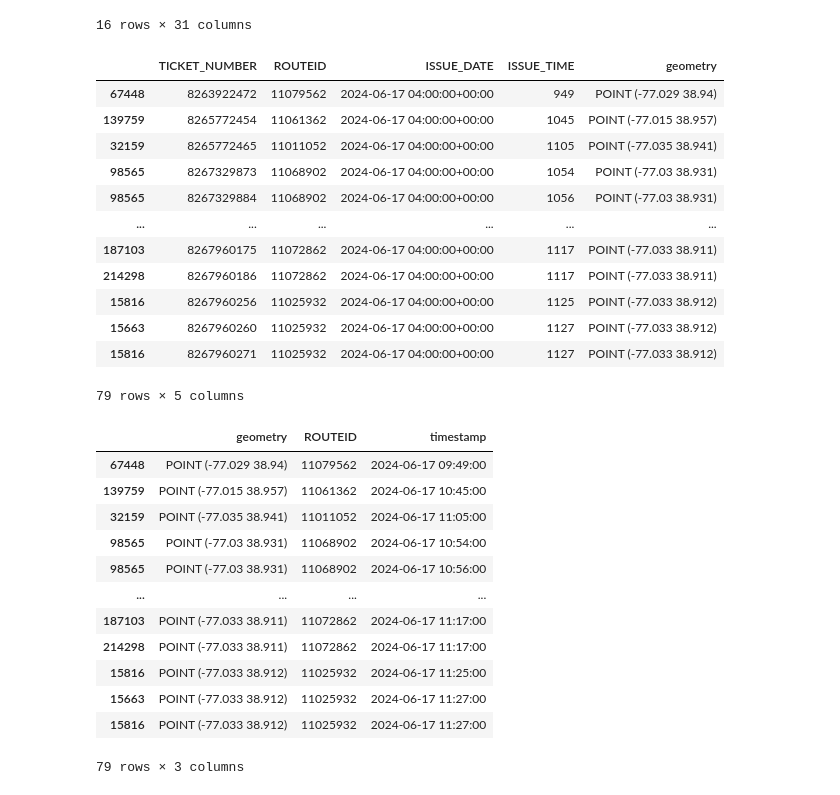
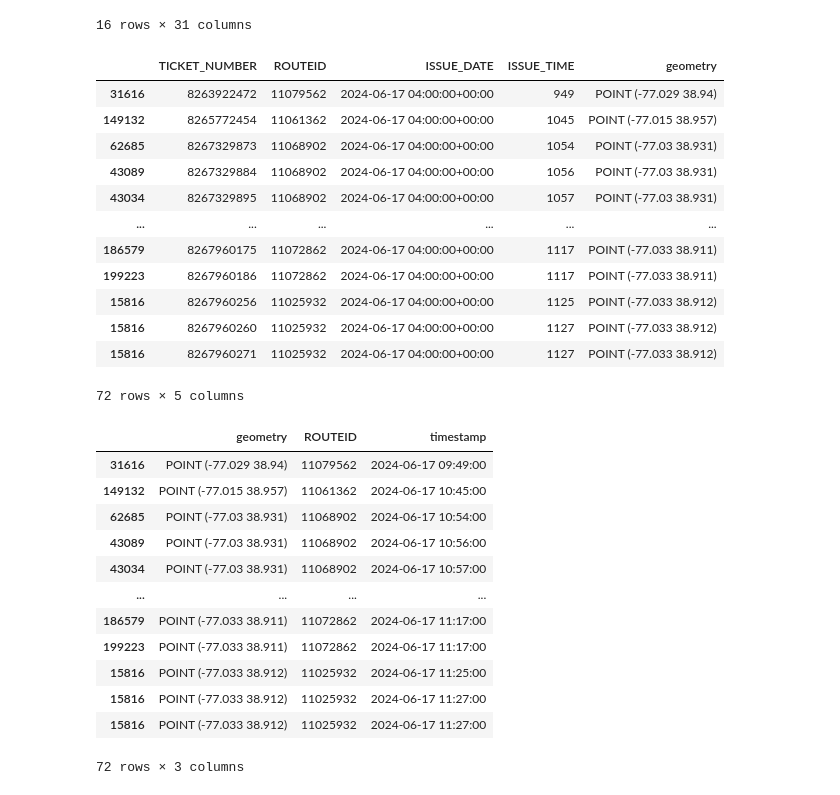
Before and after one commit to reedmarkham/meter-made, a Jupyter notebook: meter_made.ipynb, the cells around one changed output. Cells and saved outputs as stored; diff of their text form; code cells hidden in the pictures.

```diff
--- a/meter_made.ipynb
+++ b/meter_made.ipynb
@@ -152,28 +152,28 @@ display(tickets[tickets.LOCATION.str.contains('Q ST NW')])
 | 78541 | 83257529 | 8267960201 | 2024-06-17 04:00:00+00:00 | 1120 | 15 | DEPARTMENT OF PUBLIC WORKS | ... |
 16 rows × 31 columns
 # %%
-routes_gdf.geometry = routes_gdf.geometry.set_precision(grid_size=0.00001).force_2d()
-tickets.geometry = tickets.geometry.set_precision(grid_size=0.00001).force_2d()
+routes_gdf.geometry = routes_gdf.geometry.set_precision(grid_size=0.0001).force_2d()
+tickets.geometry = tickets.geometry.set_precision(grid_size=0.0001).force_2d()
 
 tickets_and_routes = gpd.sjoin(routes_gdf, tickets, how='inner', predicate='intersects')
 tickets_and_routes = tickets_and_routes[['TICKET_NUMBER', 'ROUTEID', 'ISSUE_DATE', 'ISSUE_TIME', 'geometry']]
 tickets_and_routes = tickets_and_routes.sort_values(by='TICKET_NUMBER').drop_duplicates()
 tickets_and_routes.geometry = tickets_and_routes.geometry.set_precision(grid_size=0.00001)
 display(tickets_and_routes)
 # %% [output]
 |  | TICKET_NUMBER | ROUTEID | ISSUE_DATE | ISSUE_TIME | geometry |
-| 67448 | 8263922472 | 11079562 | 2024-06-17 04:00:00+00:00 | 949 | POINT (-77.029 38.94) |
-| 139759 | 8265772454 | 11061362 | 2024-06-17 04:00:00+00:00 | 1045 | POINT (-77.015 38.957) |
-| 32159 | 8265772465 | 11011052 | 2024-06-17 04:00:00+00:00 | 1105 | POINT (-77.035 38.941) |
-| 98565 | 8267329873 | 11068902 | 2024-06-17 04:00:00+00:00 | 1054 | POINT (-77.03 38.931) |
-| 98565 | 8267329884 | 11068902 | 2024-06-17 04:00:00+00:00 | 1056 | POINT (-77.03 38.931) |
+| 31616 | 8263922472 | 11079562 | 2024-06-17 04:00:00+00:00 | 949 | POINT (-77.029 38.94) |
+| 149132 | 8265772454 | 11061362 | 2024-06-17 04:00:00+00:00 | 1045 | POINT (-77.015 38.957) |
+| 62685 | 8267329873 | 11068902 | 2024-06-17 04:00:00+00:00 | 1054 | POINT (-77.03 38.931) |
+| 43089 | 8267329884 | 11068902 | 2024-06-17 04:00:00+00:00 | 1056 | POINT (-77.03 38.931) |
+| 43034 | 8267329895 | 11068902 | 2024-06-17 04:00:00+00:00 | 1057 | POINT (-77.03 38.931) |
 | ... | ... | ... | ... | ... | ... |
-| 187103 | 8267960175 | 11072862 | 2024-06-17 04:00:00+00:00 | 1117 | POINT (-77.033 38.911) |
-| 214298 | 8267960186 | 11072862 | 2024-06-17 04:00:00+00:00 | 1117 | POINT (-77.033 38.911) |
+| 186579 | 8267960175 | 11072862 | 2024-06-17 04:00:00+00:00 | 1117 | POINT (-77.033 38.911) |
+| 199223 | 8267960186 | 11072862 | 2024-06-17 04:00:00+00:00 | 1117 | POINT (-77.033 38.911) |
 | 15816 | 8267960256 | 11025932 | 2024-06-17 04:00:00+00:00 | 1125 | POINT (-77.033 38.912) |
-| 15663 | 8267960260 | 11025932 | 2024-06-17 04:00:00+00:00 | 1127 | POINT (-77.033 38.912) |
+| 15816 | 8267960260 | 11025932 | 2024-06-17 04:00:00+00:00 | 1127 | POINT (-77.033 38.912) |
 | 15816 | 8267960271 | 11025932 | 2024-06-17 04:00:00+00:00 | 1127 | POINT (-77.033 38.912) |
-79 rows × 5 columns
+72 rows × 5 columns
 # %%
 tickets_and_routes['timestamp'] = tickets_and_routes.apply(
     lambda row: str(row['ISSUE_DATE'].date()) + ' ' + row['ISSUE_TIME'],
@@ -187,18 +187,18 @@ tickets_and_routes = tickets_and_routes[['geometry', 'ROUTEID', 'timestamp']]
 display(tickets_and_routes)
 # %% [output]
 |  | geometry | ROUTEID | timestamp |
-| 67448 | POINT (-77.029 38.94) | 11079562 | 2024-06-17 09:49:00 |
-| 139759 | POINT (-77.015 38.957) | 11061362 | 2024-06-17 10:45:00 |
-| 32159 | POINT (-77.035 38.941) | 11011052 | 2024-06-17 11:05:00 |
-| 98565 | POINT (-77.03 38.931) | 11068902 | 2024-06-17 10:54:00 |
-| 98565 | POINT (-77.03 38.931) | 11068902 | 2024-06-17 10:56:00 |
+| 31616 | POINT (-77.029 38.94) | 11079562 | 2024-06-17 09:49:00 |
+| 149132 | POINT (-77.015 38.957) | 11061362 | 2024-06-17 10:45:00 |
+| 62685 | POINT (-77.03 38.931) | 11068902 | 2024-06-17 10:54:00 |
+| 43089 | POINT (-77.03 38.931) | 11068902 | 2024-06-17 10:56:00 |
+| 43034 | POINT (-77.03 38.931) | 11068902 | 2024-06-17 10:57:00 |
 | ... | ... | ... | ... |
-| 187103 | POINT (-77.033 38.911) | 11072862 | 2024-06-17 11:17:00 |
-| 214298 | POINT (-77.033 38.911) | 11072862 | 2024-06-17 11:17:00 |
+| 186579 | POINT (-77.033 38.911) | 11072862 | 2024-06-17 11:17:00 |
+| 199223 | POINT (-77.033 38.911) | 11072862 | 2024-06-17 11:17:00 |
 | 15816 | POINT (-77.033 38.912) | 11025932 | 2024-06-17 11:25:00 |
-| 15663 | POINT (-77.033 38.912) | 11025932 | 2024-06-17 11:27:00 |
 | 15816 | POINT (-77.033 38.912) | 11025932 | 2024-06-17 11:27:00 |
+| 15816 | POINT (-77.033 38.912) | 11025932 | 2024-06-17 11:27:00 |
-79 rows × 3 columns
+72 rows × 3 columns
 # %%
 from math import e
 import folium
```
Also changed, not shown: parts of 1 cell of this notebook.
